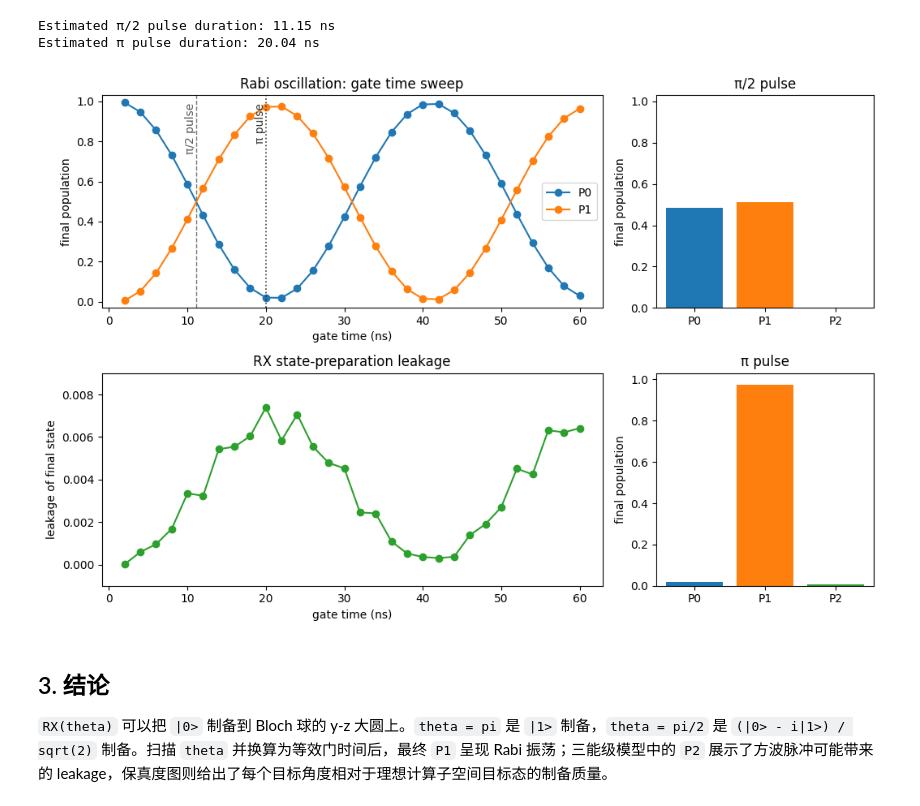
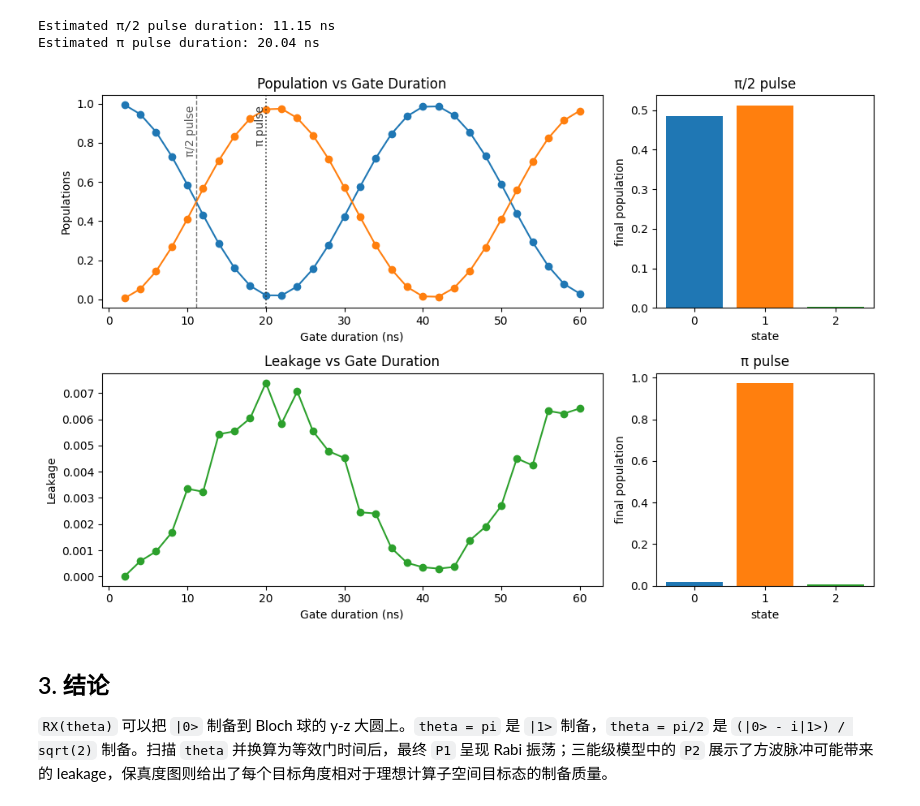
Before and after one commit to coding-xyz/MuSIQ, a Jupyter notebook: report/task1_single_qubit_rabi/task1_single_qubit_rabi.ipynb, the cells around one changed output. Drawn from its saved outputs; the diff is of its cells as text; code cells hidden in the pictures.

```diff
--- a/report/task1_single_qubit_rabi/task1_single_qubit_rabi.ipynb
+++ b/report/task1_single_qubit_rabi/task1_single_qubit_rabi.ipynb
@@ -176,41 +143,31 @@ model_pulse.run_all()
 # %% [output]
 Estimated π/2 pulse duration: 11.15 ns
 Estimated π pulse duration: 20.04 ns
-# %%
-fig = plt.figure(figsize=(10.5, 7))
-gs = fig.add_gridspec(2, 2, width_ratios=[2.3, 1.0])
-
-ax = fig.add_subplot(gs[0, 0])
-for key, label in [("final_P0", "P0"), ("final_P1", "P1")]:
-    ax.plot(gate_time_ns, sweep_metrics[key].values, marker="o", label=label)
-ax.axvline(t_pi_2, color="0.45", linestyle="--", linewidth=1.0)
-ax.axvline(t_pi, color="0.2", linestyle=":", linewidth=1.2)
-ax.text(t_pi_2, 0.99, "π/2 pulse", rotation=90, va="top", ha="right", color="0.35")
-ax.text(t_pi, 0.99, "π pulse", rotation=90, va="top", ha="right", color="0.2")
-ax.set_xlabel("gate time (ns)")
-ax.set_ylabel("final population")
-ax.set_title("Rabi oscillation: gate time sweep")
-ax.set_ylim(-0.03, 1.03)
-ax.legend()
-
-ax = fig.add_subplot(gs[1, 0])
-ax.plot(gate_time_ns, sweep_metrics["final_P2"].values, marker="o", color="tab:green")
-ax.set_xlabel("gate time (ns)")
-ax.set_ylabel("leakage of final state")
-ax.set_title("RX state-preparation leakage")
-ax.set_ylim(-0.001, 0.009)
-
-for slot, theta, title in [(0, np.pi / 2, "π/2 pulse"), (1, np.pi, "π pulse")]:
-    ax_bar = fig.add_subplot(gs[slot, 1])
-    ax_bar.bar(["P0", "P1", "P2"], [model_pulse.analyses['sweep_0'].metrics[f].values[slot] for f in ["final_P0", "final_P1", "final_P2"]], color=["tab:blue", "tab:orange", "tab:green"])
-    ax_bar.set_title(title)
-    ax_bar.set_ylim(0.0, 1.03)
-    ax_bar.set_ylabel("final population")
-fig.tight_layout()
-fig.savefig(FIG_DIR / "model_state_preparation.png", dpi=600)
-plt.show()
-# %% [output]
-[figure, removed]
+# %%
+from musiq.visualization import plot_sweep_metrics, plot_case_final_population
+
+fig = plt.figure(figsize=(10.5, 7))
+gs = fig.add_gridspec(2, 2, width_ratios=[2.3, 1.0])
+
+ax = fig.add_subplot(gs[0, 0])
+plot_sweep_metrics(ax, model, "sweep_0", "final_P0", style={"marker": "o"})
+plot_sweep_metrics(ax, model, "sweep_0", "final_P1", style={"marker": "o"}, xlabel="Gate duration (ns)", ylabel="Populations", title="Population vs Gate Duration")
+
+ax.axvline(t_pi_2, color="0.45", linestyle="--", linewidth=1.0)
+ax.axvline(t_pi, color="0.2", linestyle=":", linewidth=1.2)
+ax.text(t_pi_2, 0.99, "π/2 pulse", rotation=90, va="top", ha="right", color="0.35")
+ax.text(t_pi, 0.99, "π pulse", rotation=90, va="top", ha="right", color="0.2")
+
+ax = fig.add_subplot(gs[1, 0])
+plot_sweep_metrics(ax, model, "sweep_0", "final_P2", style={"marker": "o", "color":"tab:green"}, xlabel="Gate duration (ns)", ylabel="Leakage", title="Leakage vs Gate Duration")
+
+for i, (case_id, title) in enumerate([("case_0", "π/2 pulse"), ("case_1", "π pulse")]):
+    ax = fig.add_subplot(gs[i, 1])
+    plot_case_final_population(ax, model_pulse, case_id, style={"color": ["tab:blue", "tab:orange", "tab:green"]}, title=title)
+
+fig.tight_layout()
+# %% [output]
+[figure, added]
 # %% [markdown]
 ## 3. 结论
 
```
Also changed, not shown: parts of 2 cells of this notebook, 54 other files.
